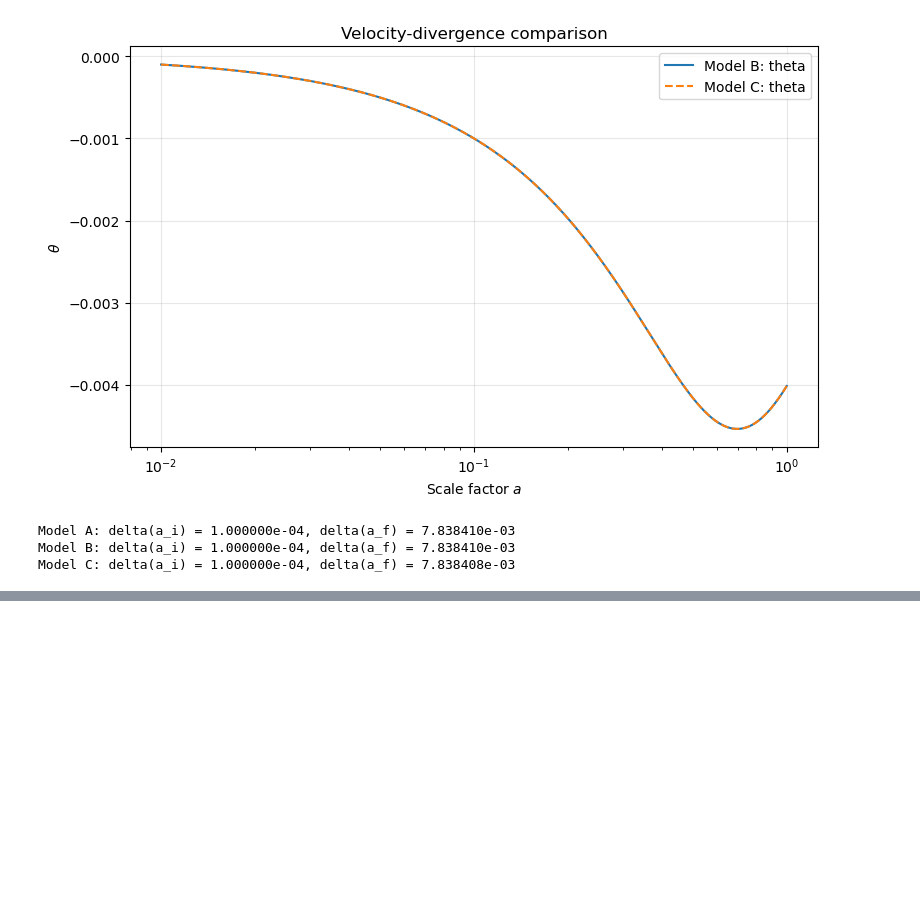
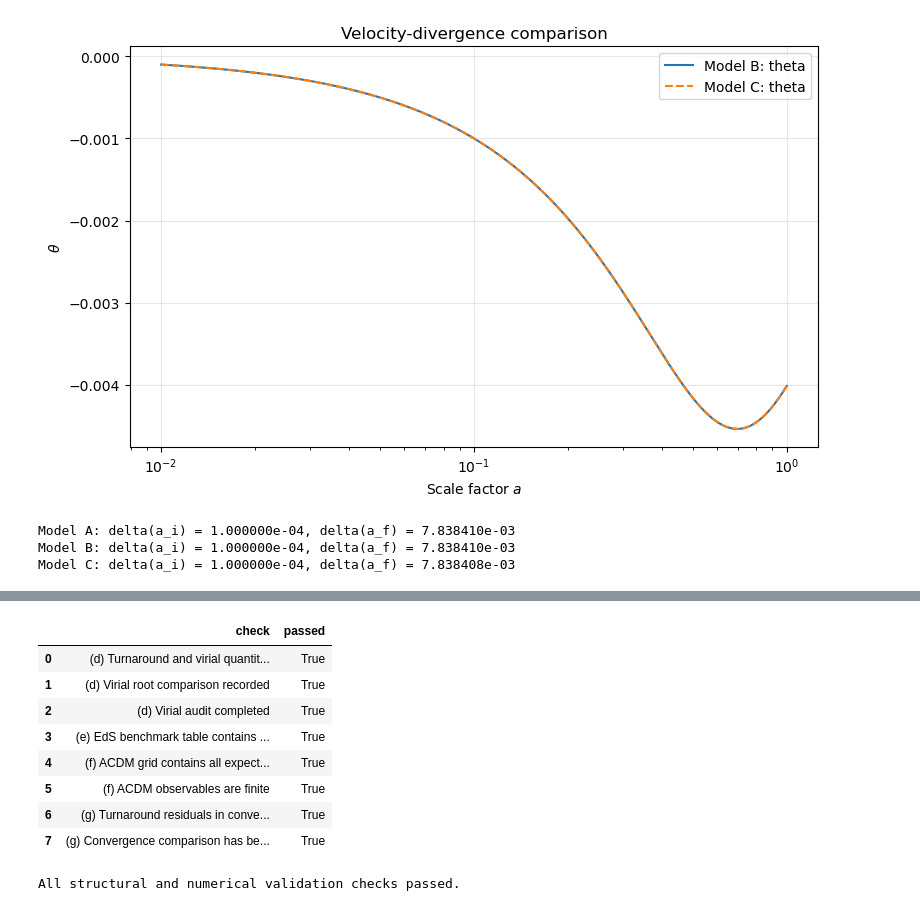
Before and after one commit to Alexx-Sanderr/2026_Numerical_Cosmology_I, a Jupyter notebook: EP_II/analysis/notebook_analysis_collapse.ipynb, the cells around one changed output, grey strips where cells are left out. Cells and saved outputs as stored; diff of their text form; code cells hidden in the pictures; blank space fills up the shorter version.

```diff
--- a/EP_II/analysis/notebook_analysis_collapse.ipynb
+++ b/EP_II/analysis/notebook_analysis_collapse.ipynb
@@ -393,0 +1156,44 @@ Model  z_c      a_c  f_i  delta_i  delta_c
+# %%
+# Final validation summary
+
+checks = [
+    ("(d) Turnaround and virial quantities recorded",
+        all(col in grid_df.columns
+            for col in [
+                "a_ta", "zeta_ta", "y_vir",
+                "Delta_vir_m", "Delta_vir_c",]),),
+
+    ("(d) Virial root comparison recorded","y_root_polynomial" in grid_df.columns,),
+
+    ("(d) Virial audit completed","audit_summary" in globals() and audit_summary["passed"].all(),),
+
+    ("(e) EdS benchmark table contains all model-redshift combinations","benchmark_df" in globals()and len(benchmark_df) == len(models) * len(redshifts),),
+
+    ("(f) ACDM grid contains all expected cases",len(grid_df) == len(Omega_m0_values) * len(redshifts) * len(models),),
+
+    ("(f) ACDM observables are finite",
+        np.isfinite(grid_df[["delta_c", "Delta_vir_m", "Delta_vir_c"]].to_numpy()).all(),),
+
+    ("(g) Turnaround residuals in convergence runs are finite",np.isfinite(convergence_df["turnaround_residual"].to_numpy()).all(),),
+
+    ("(g) Convergence comparison has been generated","convergence_comparison" in globals(),),
+]
+
+checks_df = pd.DataFrame(checks, columns=["check", "passed"])
+display(checks_df)
+
+if checks_df["passed"].all():
+    print("All structural and numerical validation checks passed.")
+else:
+    print("Some checks failed. Inspect the rows marked False before interpreting the results.")
+# %% [output]
+|  | check | passed |
+| 0 | (d) Turnaround and virial quantit... | True |
+| 1 | (d) Virial root comparison recorded | True |
+| 2 | (d) Virial audit completed | True |
+| 3 | (e) EdS benchmark table contains ... | True |
+| 4 | (f) ACDM grid contains all expect... | True |
+| 5 | (f) ACDM observables are finite | True |
+| 6 | (g) Turnaround residuals in conve... | True |
+| 7 | (g) Convergence comparison has be... | True |
+All structural and numerical validation checks passed.
```
Also changed, not shown: parts of 12 cells of this notebook.
